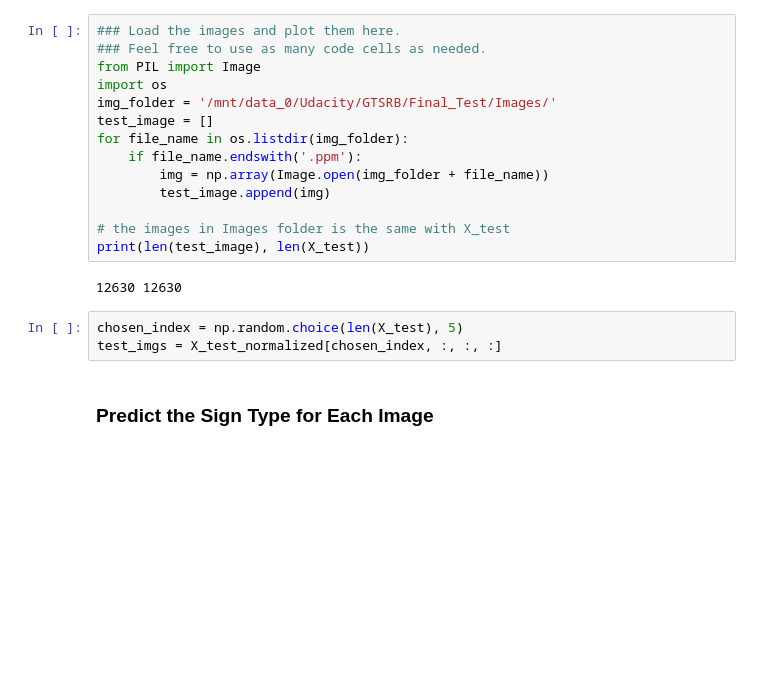
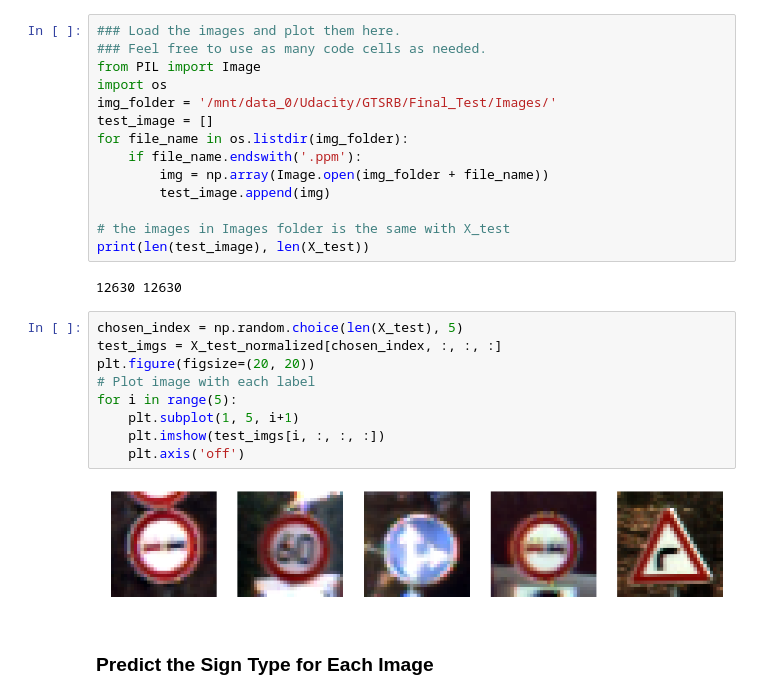
Before and after one commit to leinok/CarND-Traffic-Sign-Classifier-Project, a Jupyter notebook: Traffic_Sign_Classifier.ipynb, the cells around one changed output. Drawn from its saved outputs; the diff is of its cells as text; blank space fills up the shorter version.

```diff
--- a/Traffic_Sign_Classifier.ipynb
+++ b/Traffic_Sign_Classifier.ipynb
@@ -380,9 +394,17 @@ for file_name in os.listdir(img_folder):
 print(len(test_image), len(X_test))
 # %% [output]
 12630 12630
-# %%
-chosen_index = np.random.choice(len(X_test), 5)
-test_imgs = X_test_normalized[chosen_index, :, :, :]
+# %%
+chosen_index = np.random.choice(len(X_test), 5)
+test_imgs = X_test_normalized[chosen_index, :, :, :]
+plt.figure(figsize=(20, 20))
+# Plot image with each label
+for i in range(5):
+    plt.subplot(1, 5, i+1)
+    plt.imshow(test_imgs[i, :, :, :])
+    plt.axis('off')
+# %% [output]
+[figure, added]
 # %% [markdown]
 ### Predict the Sign Type for Each Image
 # %%
```
Also changed, not shown: parts of 6 cells of this notebook, 14 other files.
